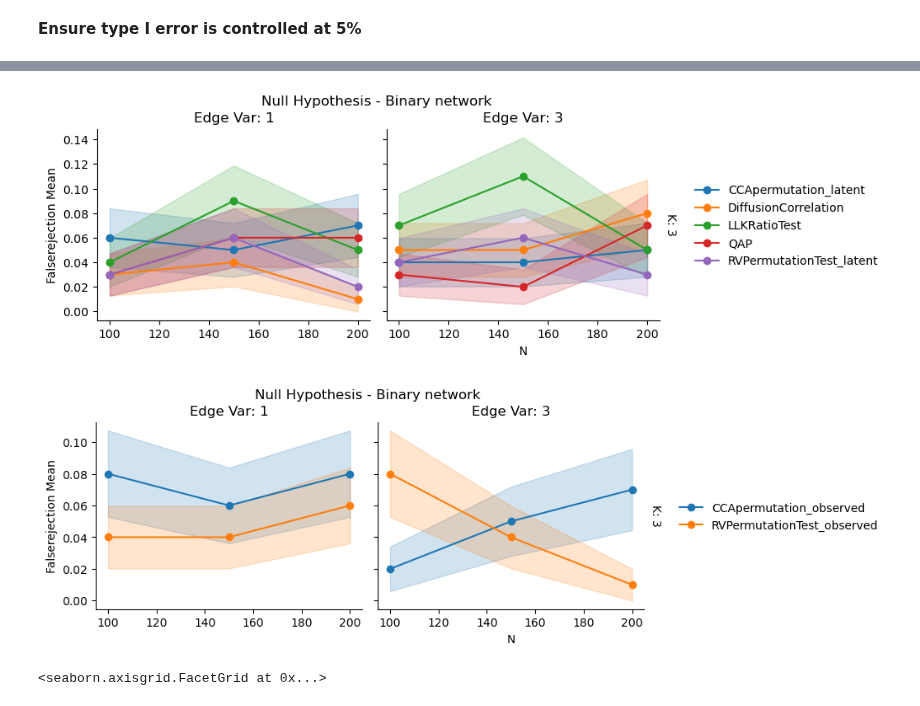
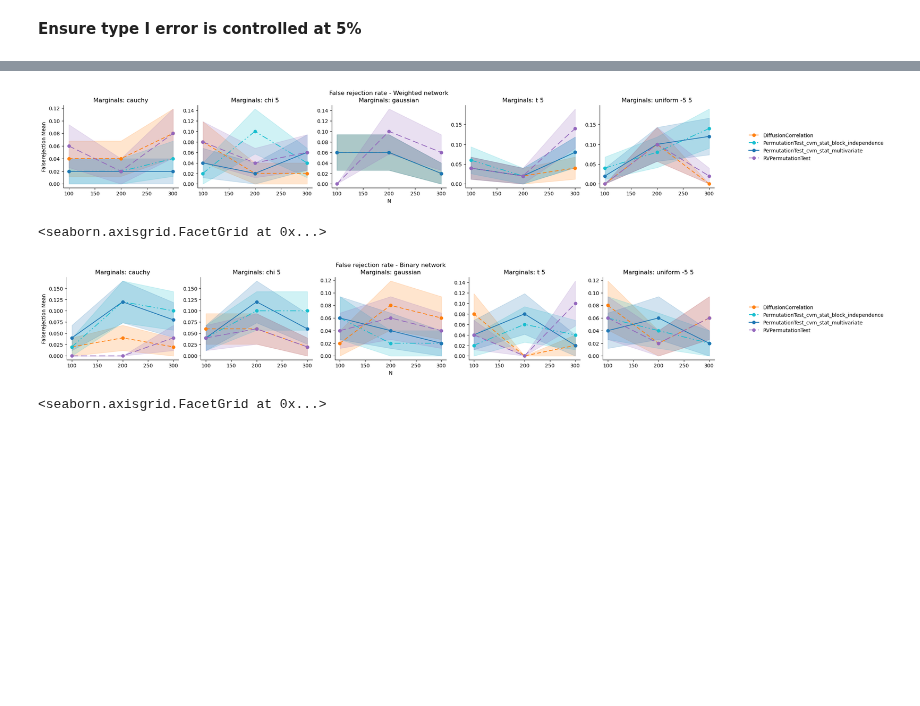
Before and after one commit to lorenzo-costa/testing-network-independence, a Jupyter notebook: results/visualise_results.ipynb, the cells around one changed output, grey strips where cells are left out. Saved outputs shown, nothing was run; the diff lists cells and outputs as text; code cells hidden in the pictures; blank space fills up the shorter version.

Commit message:
new results

```diff
--- a/results/visualise_results.ipynb
+++ b/results/visualise_results.ipynb
@@ -43,0 +84,2 @@ results["ComputeAll"] = results["ComputeAll"].apply(
+# %%
+results['ComputeAll'] = results['ComputeAll'].apply(parse_result_string)
@@ -44,3 +96,6 @@ results["ComputeAll"] = results["ComputeAll"].apply(
+# %%
+results['n'] = results['n'].apply(lambda x: int(x.replace('np.int64(', '').replace(')', '')))
+results['k'] = results['k'].apply(lambda x: int(x.replace('np.int64(', '').replace(')', '')))
 # %%
 results["RelativeFrobeniusNorm_x"] = results["ComputeAll"].apply(
     lambda x: x.get("RelativeFrobeniusNorm_x", np.nan)
@@ -51,10 +106,16 @@ results["RelativeFrobeniusNorm_z"] = results["ComputeAll"].apply(
 results["FalseRejection"] = results["ComputeAll"].apply(lambda x: x["FalseRejection"])
 results["TrueRejection"] = results["ComputeAll"].apply(lambda x: x["TrueRejection"])
 results["Rejection"] = results["ComputeAll"].apply(lambda x: x["Rejection"])
+
+results['avg_rel_frob_x'] = (
+    results
+    .groupby(['n', 'method', 'marginals', 'copula_type'])['RelativeFrobeniusNorm_x']
+    .transform('mean')
+)
 # %% [markdown]
 ### Defining different aggregations
 # %%
 # based on dgp
-results_gaussian = results[(results["dgp"] == "GaussianNetwork")].copy()
-results_bernoulli = results[(results["dgp"] == "BernoulliNetwork")].copy()
+results_gaussian = results[(results["dgp_name"] == "GaussianNetwork")].copy()
+results_bernoulli = results[(results["dgp_name"] == "BernoulliNetwork")].copy()
 # %%
@@ -343,33 +153,36 @@ plot_grid(
+# %%
+temp = agg_null_gaussian.copy()
+
+plot_grid(
+    grouped_stats=temp,
+    plotting_function=plotting_function,
+    x_axis="n",
+    y_axis="FalseRejection_mean",
+    factors=["method", "marginals",],
+    height=3,
+    se_bands="FalseRejection_sem",
+    share_x=True,
+    share_y=False,
+    title="False rejection rate - Weighted network",
+)
+# %% [output]
+[figure, added]
+<seaborn.axisgrid.FacetGrid at 0x...>
 # %%
-temp = agg_null_bernoulli_gaus_margins_logistic_mle.copy()
-temp = temp[temp['n']>=100]
+temp = agg_null_bernoulli.copy()
 
 plot_grid(
-    grouped_stats=temp[~temp['method'].isin(observed)],
-    plotting_function=plot_with_bands,
+    grouped_stats=temp,
+    plotting_function=plotting_function,
     x_axis="n",
     y_axis="FalseRejection_mean",
-    factors=["method", "edge_var", "k"],
+    factors=["method", "marginals",],
     height=3,
     se_bands="FalseRejection_sem",
     share_x=True,
-    share_y=True,
-    title="Null Hypothesis - Binary network ",
+    share_y=False,
+    title="False rejection rate - Binary network",
 )
-
-plot_grid(
-    grouped_stats=temp[temp['method'].isin(observed)],
-    plotting_function=plot_with_bands,
-    x_axis="n",
-    y_axis="FalseRejection_mean",
-    factors=["method", "edge_var", "k"],
-    height=3,
-    se_bands="FalseRejection_sem",
-    share_x=True,
-    share_y=True,
-    title="Null Hypothesis - Binary network ",
-)
 # %% [output]
-[figure, old version]
+[figure, new version]
-[figure, removed]
 <seaborn.axisgrid.FacetGrid at 0x...>
```
Also changed, not shown: parts of 32 cells of this notebook, 6 other files.
